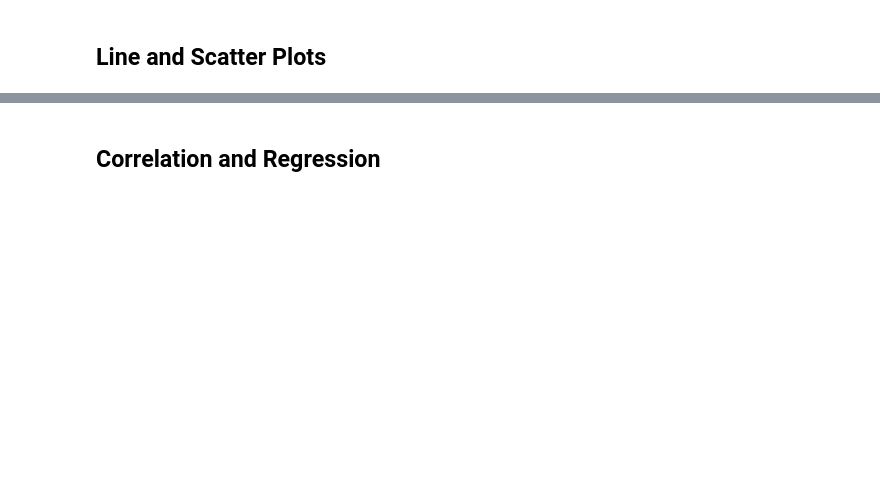
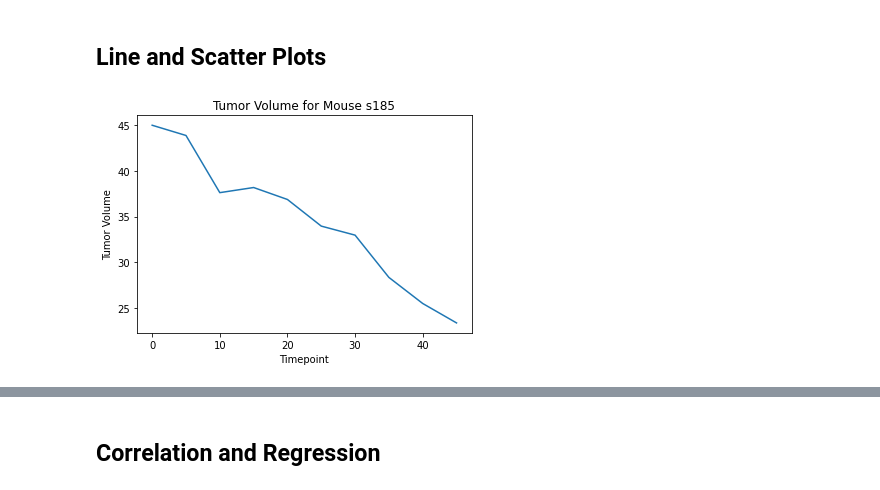
Before and after one commit to maryclarecc/pymaceuticals, a Jupyter notebook: pymaceuticals_starter.ipynb, the cells around one changed output, grey strips where cells are left out. Saved outputs shown, nothing was run; the diff lists cells and outputs as text; code cells hidden in the pictures; blank space fills up the shorter version.

```diff
--- a/pymaceuticals_starter.ipynb
+++ b/pymaceuticals_starter.ipynb
@@ -212,5 +234,10 @@ Values above 94.04403868374999 could be outliers.
 ## Line and Scatter Plots
 # %%
 # Generate a line plot of tumor volume vs. time point for a mouse treated with Capomulin
+capsubs185 = df[(df["Drug Regimen"] == "Capomulin") & (df["Mouse ID"] == "s185")]
+plots185 = capsubs185.plot.line("Timepoint", "Tumor Volume (mm3)", legend = False,
+                            xlabel = "Timepoint", ylabel = "Tumor Volume", title = "Tumor Volume for Mouse s185");
+# %% [output]
+[figure, added]
 # %%
 # Generate a scatter plot of average tumor volume vs. mouse weight for the Capomulin regimen
```
Also changed, not shown: parts of 7 cells of this notebook, 1 other file.
